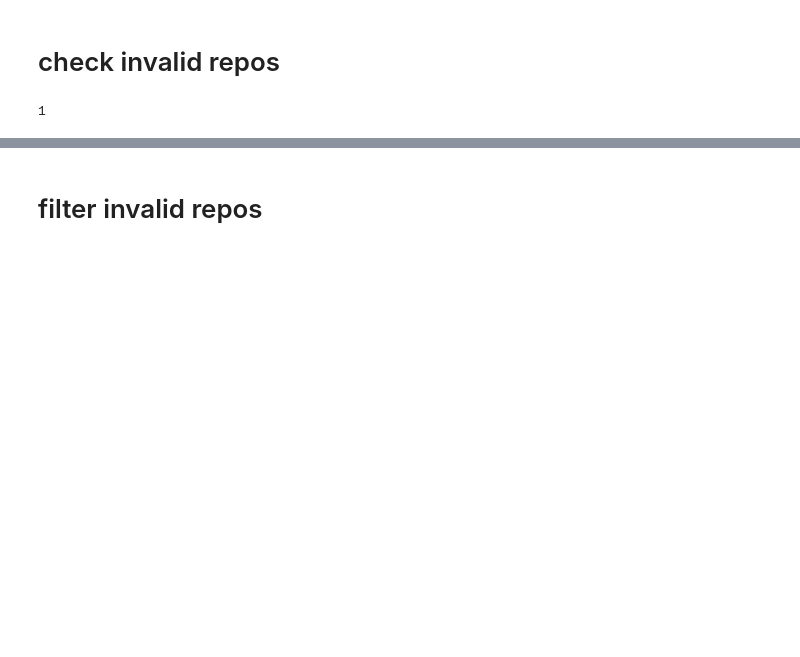
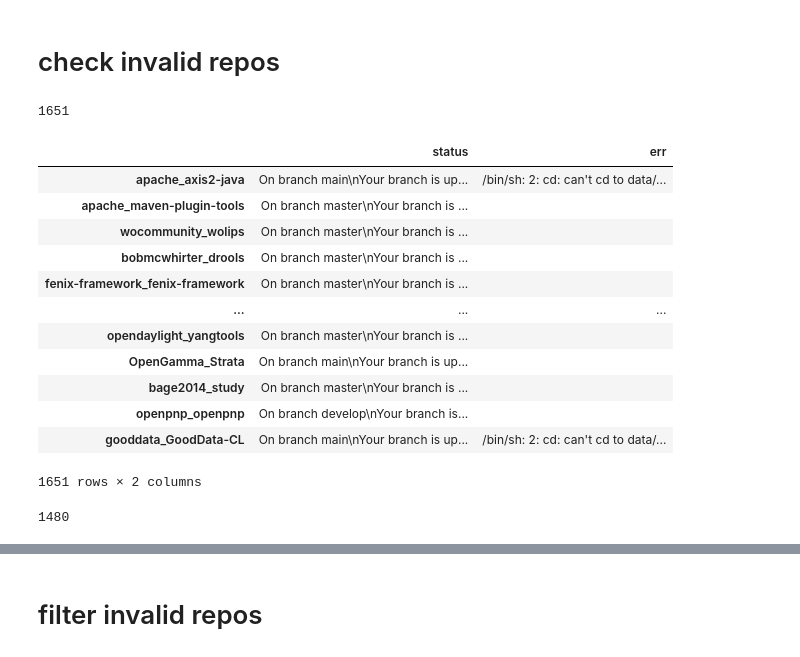
Before and after one commit to aqu4holic/zTrans, a Jupyter notebook: data_cleaner.ipynb, the cells around one changed output, grey strips where cells are left out. Cells and saved outputs as stored; diff of their text form; code cells hidden in the pictures; blank space fills up the shorter version.

Commit message:
redo data

```diff
--- a/data_cleaner.ipynb
+++ b/data_cleaner.ipynb
@@ -100,7 +104,27 @@ filtered1_df.to_parquet(f'{data_prefix}/original_filtered1.parquet', engine = 'p
 # check invalid repos
 # %%
 status_df = pd.read_parquet(f'{data_prefix}/git_status.parquet', engine = 'pyarrow')
-# %%
-status_df['status'].unique()
-# %% [output]
-1
+# %%
+print(len(status_df))
+
+status_df
+# %% [output]
+1651
+|  | status | err |
+| apache_axis2-java | On branch main\nYour branch is up... | /bin/sh: 2: cd: can't cd to data/... |
+| apache_maven-plugin-tools | On branch master\nYour branch is ... |  |
+| wocommunity_wolips | On branch master\nYour branch is ... |  |
+| bobmcwhirter_drools | On branch master\nYour branch is ... |  |
+| fenix-framework_fenix-framework | On branch master\nYour branch is ... |  |
+| ... | ... | ... |
+| opendaylight_yangtools | On branch master\nYour branch is ... |  |
+| OpenGamma_Strata | On branch main\nYour branch is up... |  |
+| bage2014_study | On branch master\nYour branch is ... |  |
+| openpnp_openpnp | On branch develop\nYour branch is... |  |
+| gooddata_GoodData-CL | On branch main\nYour branch is up... | /bin/sh: 2: cd: can't cd to data/... |
+1651 rows × 2 columns
+# %%
+status_df = status_df[status_df['err'].str.len() == 0]
+len(status_df)
+# %% [output]
+1480
```
Also changed, not shown: parts of 11 cells of this notebook, 10 other files.
